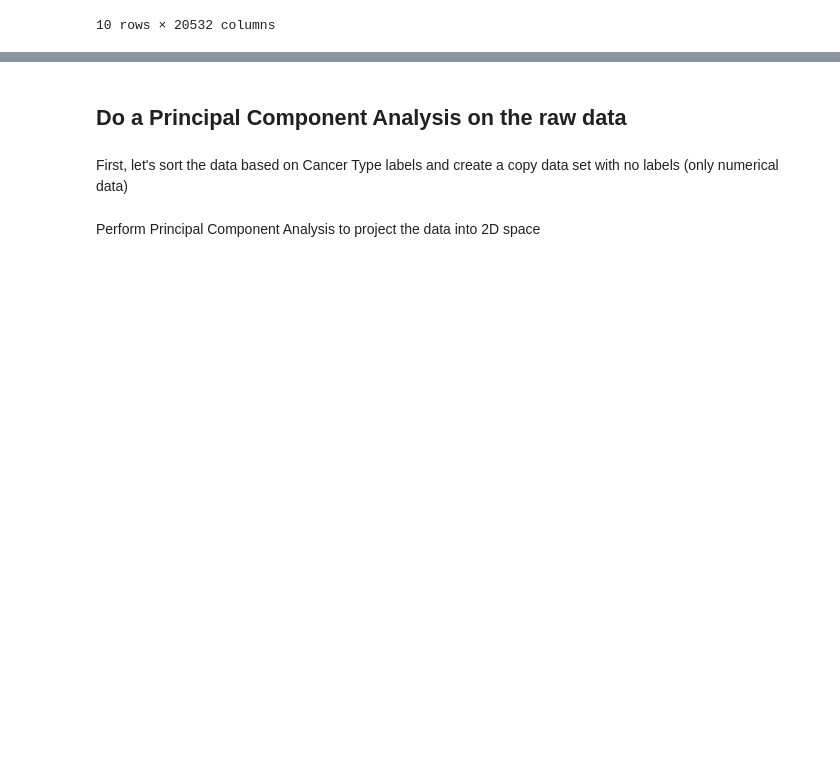
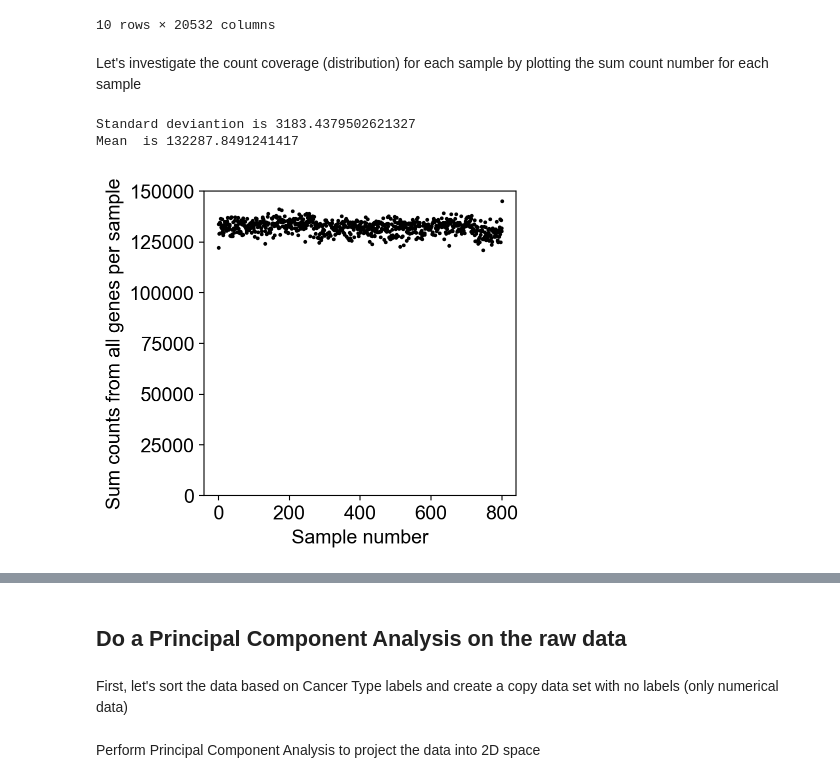
Before and after one commit to IgnasMa/SynBioProject, a Jupyter notebook: Synthetic Biology Project.ipynb, the cells around one changed output, grey strips where cells are left out. Saved outputs shown, nothing was run; the diff lists cells and outputs as text; code cells hidden in the pictures; blank space fills up the shorter version.

```diff
--- a/Synthetic Biology Project.ipynb
+++ b/Synthetic Biology Project.ipynb
@@ -54,3 +54,18 @@ data.head(10)
 | sample_8 | 0.0 | 3.992125 | 2.772730 | 6.546692 | 10.488252 | 0.0 | 7.690222 | 0.352307 | 0.0 | 4.067604 | ... | ... |
 | sample_9 | 0.0 | 3.642494 | 4.423558 | 6.849511 | 9.464466 | 0.0 | 7.947216 | 0.724214 | 0.0 | 0.000000 | ... | ... |
 10 rows × 20532 columns
+# %% [markdown]
+Let's investigate the count coverage (distribution) for each sample by plotting the sum count number for each sample
+# %%
+fig, ax = plt.subplots(1, 1)
+ax.scatter(range(0, 801), adata.X.T.sum(0).tolist(), c='black', alpha = 1, s = 3)
+ax.grid(False)
+ax.set_ylim(0, 150000)
+ax.set_xlabel('Sample number')
+ax.set_ylabel('Sum counts from all genes per sample')
+print('Standard deviantion is', np.std(adata.X.T.sum(0).tolist()))
+print('Mean  is', np.mean(adata.X.T.sum(0).tolist()))
+# %% [output]
+Standard deviantion is 3183.4379502621327
+Mean  is 132287.8491241417
+[figure, added]
```
Also changed, not shown: parts of 28 cells of this notebook.
